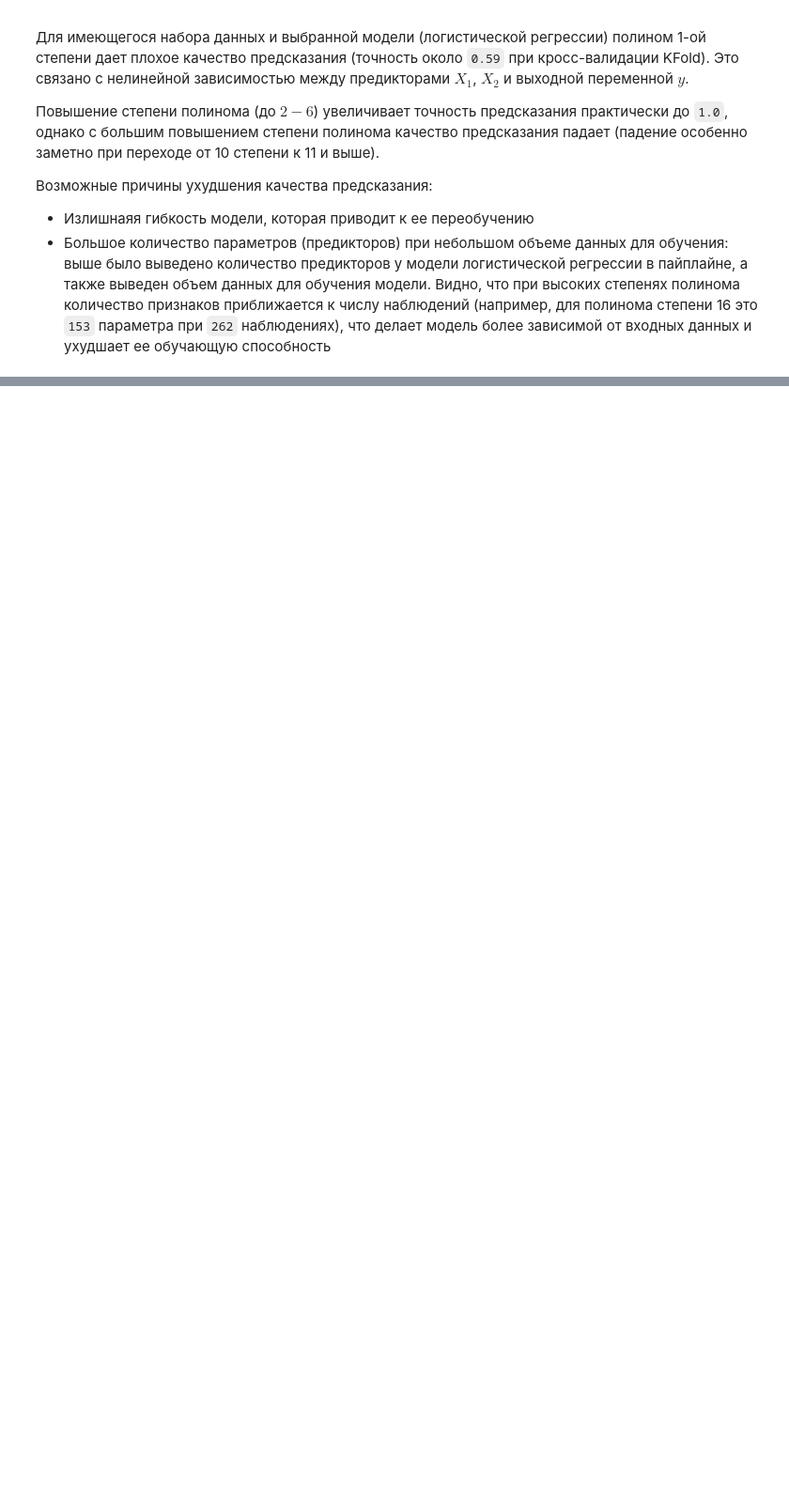
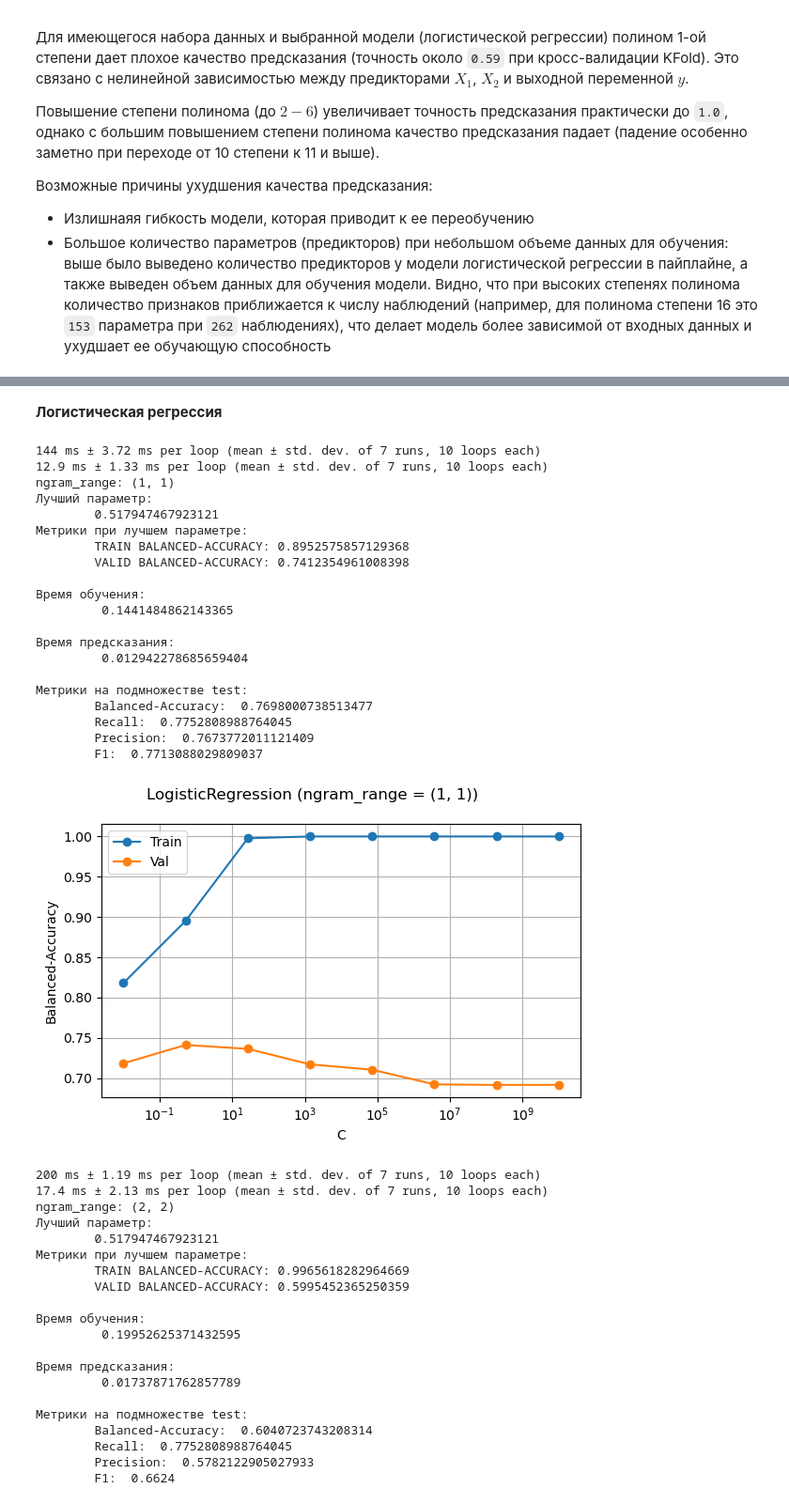
Before and after one commit to The-Humble-Guy/mlassignments, a Jupyter notebook: notebooks/A2_IU21_Kutsenko_2_3.ipynb, the cells around one changed output, grey strips where cells are left out. Shown at 94% size. Saved outputs shown, nothing was run; the diff lists cells and outputs as text; code cells hidden in the pictures; blank space fills up the shorter version.

```diff
--- a/notebooks/A2_IU21_Kutsenko_2_3.ipynb
+++ b/notebooks/A2_IU21_Kutsenko_2_3.ipynb
@@ -979,0 +1308,69 @@ plt.show()
+# %% [markdown]
+**Логистическая регрессия**
+# %%
+logreg_params = {
+    "classifier__C": np.logspace(-2, 10, 8, base=10)
+}
+
+logreg_pipe = Pipeline([
+    ("vectorizer", TfidfVectorizer(lowercase=True, stop_words="english",
+                                       use_idf=True, ngram_range=(1,1),
+                                       smooth_idf=False)),
+    ("classifier", LogisticRegression(penalty="l2",
+                                      fit_intercept=True,
+                                      max_iter=MAX_ITER,
+                                      C=C, solver="liblinear",
+                                      random_state=RANDOM_STATE))
+])
+
+do_supervise_and_plot_metrics(logreg_pipe,
+                              X_train, y_train,
+                              X_test, y_test,
+                              cv=skf,
+                              params=logreg_params,
+                              param_name="C",
+                              model_name="LogisticRegression",
+                              x_label="C",
+                              use_log_scale=True)
+# %% [output]
+144 ms ± 3.72 ms per loop (mean ± std. dev. of 7 runs, 10 loops each)
+12.9 ms ± 1.33 ms per loop (mean ± std. dev. of 7 runs, 10 loops each)
+ngram_range: (1, 1)
+Лучший параметр:
+        0.517947467923121
+Метрики при лучшем параметре:
+        TRAIN BALANCED-ACCURACY: 0.8952575857129368
+        VALID BALANCED-ACCURACY: 0.7412354961008398
+
+Время обучения:
+         0.1441484862143365
+
+Время предсказания:
+         0.012942278685659404
+
+Метрики на подмножестве test:
+        Balanced-Accuracy:  0.7698000738513477
+        Recall:  0.7752808988764045
+        Precision:  0.7673772011121409
+        F1:  0.7713088029809037
+[figure, added]
+200 ms ± 1.19 ms per loop (mean ± std. dev. of 7 runs, 10 loops each)
+17.4 ms ± 2.13 ms per loop (mean ± std. dev. of 7 runs, 10 loops each)
+ngram_range: (2, 2)
+Лучший параметр:
+        0.517947467923121
+Метрики при лучшем параметре:
+        TRAIN BALANCED-ACCURACY: 0.9965618282964669
+        VALID BALANCED-ACCURACY: 0.5995452365250359
+
+Время обучения:
+         0.19952625371432595
+
+Время предсказания:
+         0.01737871762857789
+
+Метрики на подмножестве test:
+        Balanced-Accuracy:  0.6040723743208314
+        Recall:  0.7752808988764045
+        Precision:  0.5782122905027933
+        F1:  0.6624
```
Also changed, not shown: parts of 29 cells of this notebook, 1 other file.
